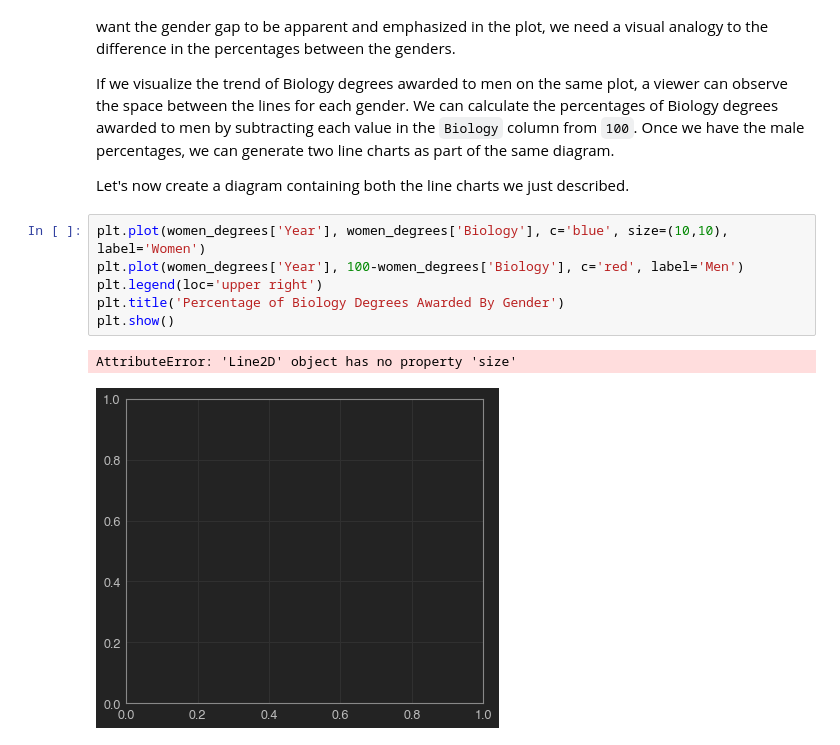
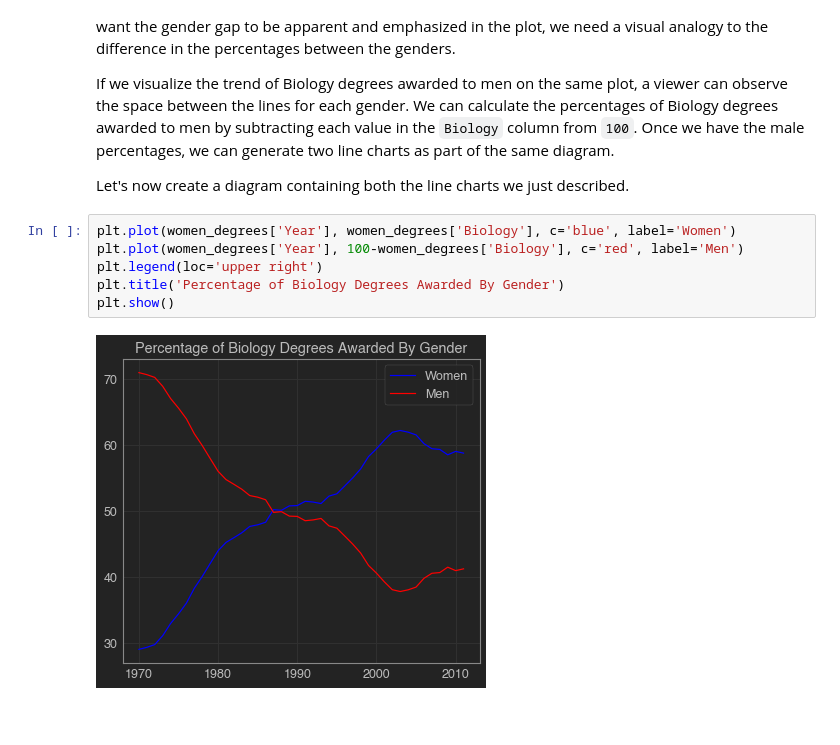
Before and after one commit to jakehopking/jupyter-notebooks, a Jupyter notebook: women-degrees-usa/ percentage-bachelor-degrees-for-women-usa.ipynb, the cells around one changed output. Saved outputs shown, nothing was run; the diff lists cells and outputs as text; blank space fills up the shorter version.

Commit message:
Clean and declutter plots

```diff
--- a/women-degrees-usa/ percentage-bachelor-degrees-for-women-usa.ipynb
+++ b/women-degrees-usa/ percentage-bachelor-degrees-for-women-usa.ipynb
@@ -53,11 +53,10 @@ If we visualize the trend of Biology degrees awarded to men on the same plot, a
 
 Let's now create a diagram containing both the line charts we just described.
 # %%
-plt.plot(women_degrees['Year'], women_degrees['Biology'], c='blue', size=(10,10), label='Women')
+plt.plot(women_degrees['Year'], women_degrees['Biology'], c='blue', label='Women')
 plt.plot(women_degrees['Year'], 100-women_degrees['Biology'], c='red', label='Men')
 plt.legend(loc='upper right')
 plt.title('Percentage of Biology Degrees Awarded By Gender')
 plt.show()
 # %% [output]
-AttributeError: 'Line2D' object has no property 'size'
-[figure, old version]
+[figure, new version]
```
Also changed, not shown: parts of 7 cells of this notebook.
